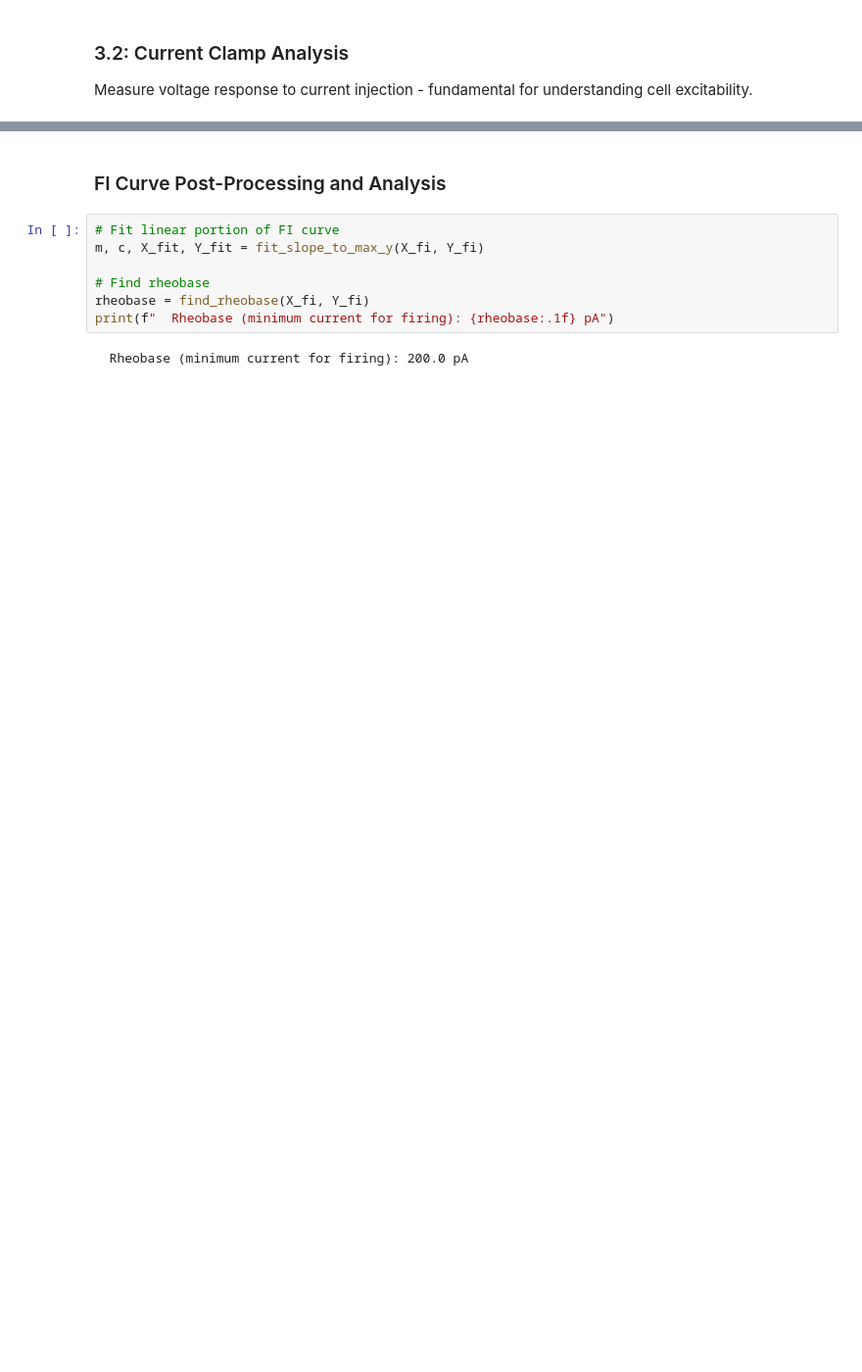
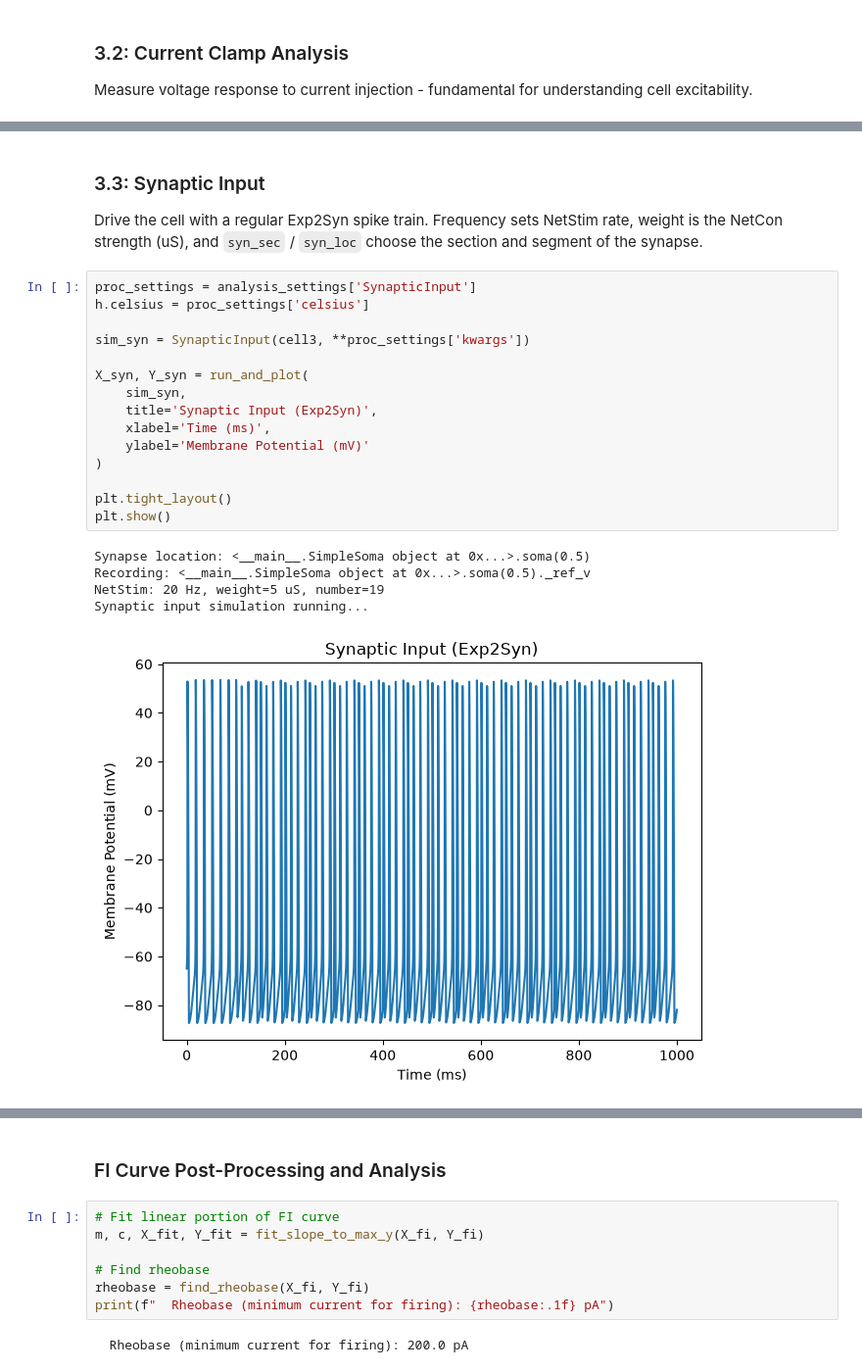
Before and after one commit to cyneuro/bmtool, a Jupyter notebook: docs/examples/notebooks/single_cell/single_cell_analysis.ipynb, the cells around one changed output, grey strips where cells are left out. Shown at 98% size. Cells and saved outputs as stored; diff of their text form; blank space fills up the shorter version.

```diff
--- a/docs/examples/notebooks/single_cell/single_cell_analysis.ipynb
+++ b/docs/examples/notebooks/single_cell/single_cell_analysis.ipynb
@@ -436 +349,26 @@ Number of spikes: 179
+# %% [markdown]
+### 3.3: Synaptic Input
+
+Drive the cell with a regular Exp2Syn spike train. Frequency sets NetStim rate, weight is the NetCon strength (uS), and `syn_sec` / `syn_loc` choose the section and segment of the synapse.
+# %%
+proc_settings = analysis_settings['SynapticInput']
+h.celsius = proc_settings['celsius']
+
+sim_syn = SynapticInput(cell3, **proc_settings['kwargs'])
+
+X_syn, Y_syn = run_and_plot(
+    sim_syn,
+    title='Synaptic Input (Exp2Syn)',
+    xlabel='Time (ms)',
+    ylabel='Membrane Potential (mV)'
+)
+
+plt.tight_layout()
+plt.show()
+# %% [output]
+Synapse location: <__main__.SimpleSoma object at 0x...>.soma(0.5)
+Recording: <__main__.SimpleSoma object at 0x...>.soma(0.5)._ref_v
+NetStim: 20 Hz, weight=5 uS, number=19
+Synaptic input simulation running...
+[figure, added]
 # %% [markdown]
```
Also changed, not shown: parts of 11 cells of this notebook, 9 other files.
